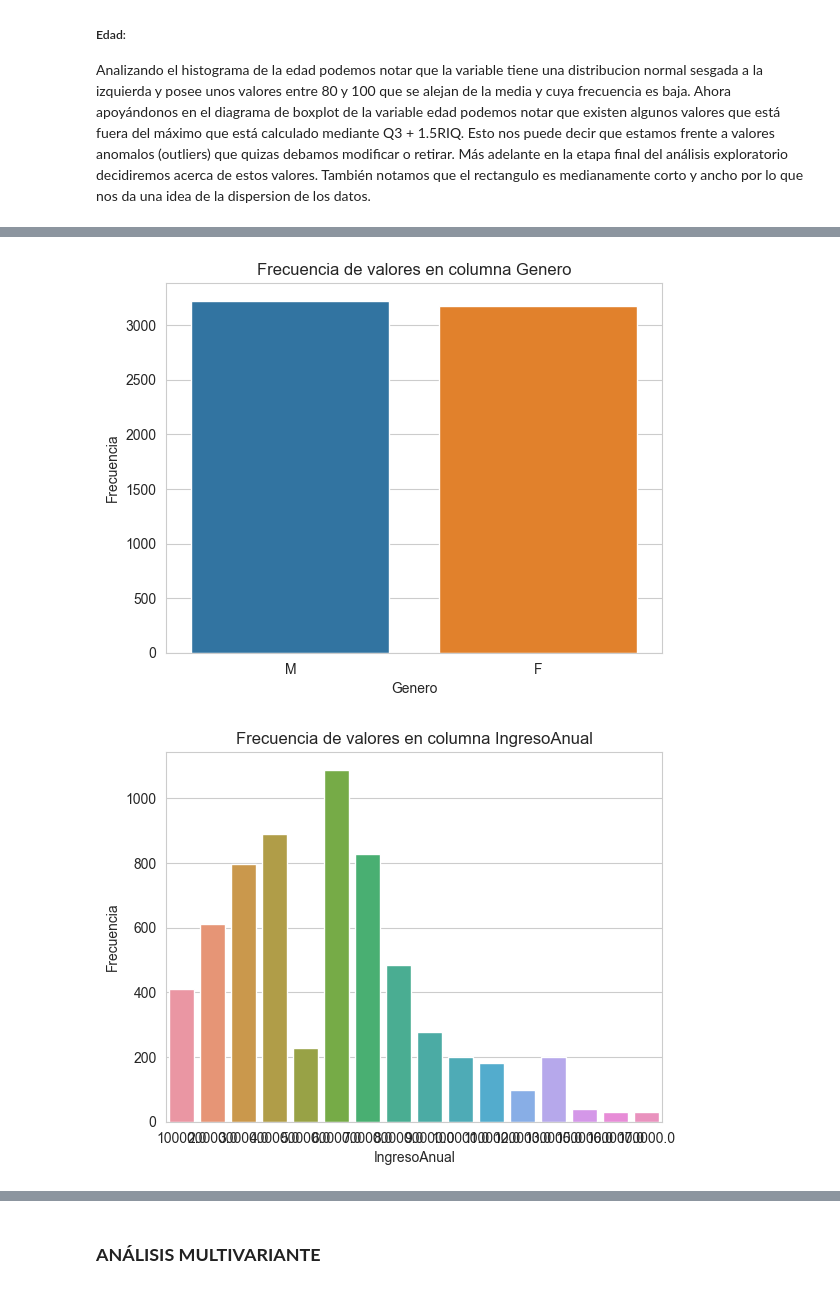
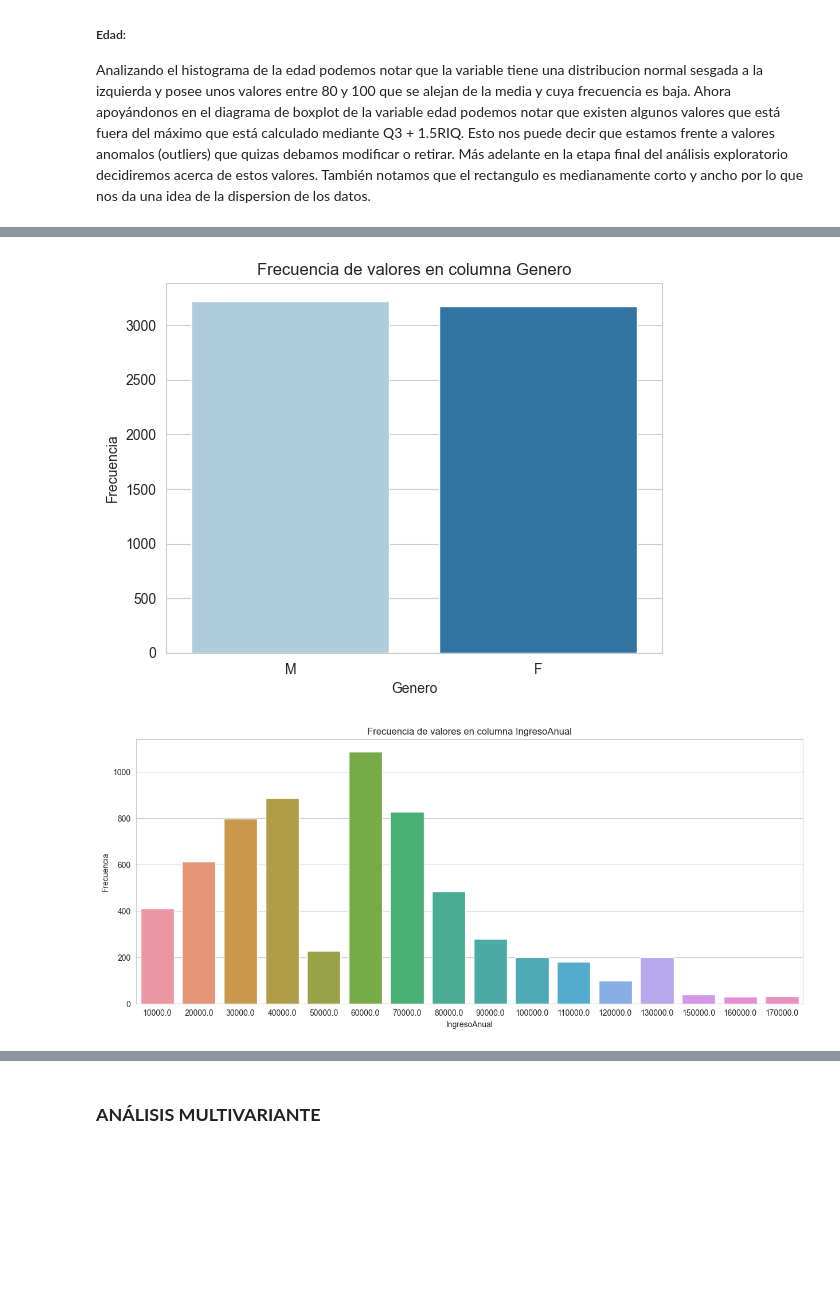
Before and after one commit to MartinSola55/MineriaDeDatos, a Jupyter notebook: TP.ipynb, the cells around one changed output, grey strips where cells are left out. Cells and saved outputs as stored; diff of their text form; code cells hidden in the pictures; blank space fills up the shorter version.

Commit message:
Fixed charts & grouped median

```diff
--- a/TP.ipynb
+++ b/TP.ipynb
@@ -28,7 +28,9 @@ data = pd.read_csv(path + "clientes.csv", sep=',', encoding='utf-8')
 Eliminamos las columnas que creemos irrelevantes para el análisis de los datos, que estorbarían a la hora de crear el modelo de predicción.
 Además, definimos el arreglo de columnas a utilizar.
 # %%
-data_filt = data.drop(columns=['IdCliente', 'IdCiudad', 'Nombre', 'Apellido', 'FechaNacimiento', 'Email', 'Direccion', 'Telefono'])
+data_filt = data.drop(columns=['IdCliente', 'IdCiudad', 'Nombre', 'Apellido', 'FechaNacimiento', 'Email', 'Direccion', 'Telefono', 'FechaPrimeraCompra'])
+data_filt["ComproBicicleta"].replace({0: "No", 1: "Si"}, inplace=True)
+data_filt["Propietario"].replace({0: "No", 1: "Si"}, inplace=True)
 
 columnas = data_filt.columns
 # %% [markdown]
@@ -155,18 +152,17 @@ data_filt.shape
 Recorremos el arreglo de columnas y calculamos las frecuencias absoluta y relativa de cada variable para mostrarlas por consola
 # %%
 for col in columnas:
-    if (col != "FechaPrimeraCompra"):
-        # Calcular frecuencia y frecuencia relativa de valores en la columna
-        frecuencia = data_filt[col].value_counts()
-        frecuencia_rel = data_filt[col].value_counts(normalize = True) * 100
+    # Calcular frecuencia y frecuencia relativa de valores en la columna
+    frecuencia = data_filt[col].value_counts()
+    frecuencia_rel = data_filt[col].value_counts(normalize = True) * 100
 
-        # Convertir resultado a cadena de texto con formato personalizado
-        frecuencia_rel_str = (frecuencia_rel.round(2).apply(lambda x: str(x) + '%').to_string(float_format='%.2f'))
+    # Convertir resultado a cadena de texto con formato personalizado
+    frecuencia_rel_str = (frecuencia_rel.round(2).apply(lambda x: str(x) + '%').to_string(float_format='%.2f'))
 
-        # Mostrar resultados por consola
-        print("\n\n----------" + col + "----------")
-        print("Frecuencia:", frecuencia)
-        print("\nFrecuencia relativa:", frecuencia_rel_str)
+    # Mostrar resultados por consola
+    print("\n\n----------" + col + "----------")
+    print("Frecuencia:", frecuencia)
+    print("\nFrecuencia relativa:", frecuencia_rel_str)
 # %% [output]
 ----------EstadoCivil----------
 Frecuencia: EstadoCivil
@@ -267,14 +263,8 @@ Tanto el boxplot como el histograma nos muestran que la media de la cantidad de
 Analizando el histograma de la edad podemos notar que la variable tiene una distribucion normal sesgada a la izquierda y posee unos valores entre 80 y 100 que se alejan de la media y cuya frecuencia es baja. Ahora apoyándonos en el diagrama de boxplot de la variable edad podemos notar que existen algunos valores que está fuera del máximo que está calculado mediante Q3 + 1.5RIQ. Esto nos puede decir que estamos frente a valores anomalos (outliers) que quizas debamos modificar o retirar. Más adelante en la etapa final del análisis exploratorio decidiremos acerca de estos valores. También notamos que el rectangulo es medianamente corto y ancho por lo que nos da una idea de la dispersion de los datos.
 # %%
 for col in columnas:
-    if col == 'FechaPrimeraCompra':
-        # Agrupar valores por mes
-        data_filt['FechaPrimeraCompra'] = pd.to_datetime(data_filt['FechaPrimeraCompra'], dayfirst=True)
-        data_filt['FechaPrimeraCompra'] = data_filt['FechaPrimeraCompra'].dt.to_period('Y')
-        frecuencia = data_filt[col].value_counts().sort_index(ascending=True)
-    else:
-        # Calcular frecuencia y frecuencia relativa de valores en la columna
-        frecuencia = data_filt[col].value_counts()
+    # Calcular frecuencia y frecuencia relativa de valores en la columna
+    frecuencia = data_filt[col].value_counts()
 
     frecuencia_rel = data_filt[col].value_counts(normalize=True) * 100
 
@@ -282,7 +272,10 @@ for col in columnas:
     frecuencia_rel_str = (frecuencia_rel.round(2).apply(lambda x: str(x) + '%').to_string(float_format='%.2f'))
 
     # Crear gráfico de barras
-    plt.figure()
+    if (col == 'IngresoAnual' or col == 'Educacion' or col == 'Ocupacion'):
+        plt.figure(figsize=(15, 6))
+    else:
+        plt.figure()
     sns.barplot(x=frecuencia.index, y=frecuencia.values)
 
     plt.title("Frecuencia de valores en columna " + col)
@@ -299,2 +292,2 @@ for col in columnas:
-[figure, old version]
+[figure, new version]
-[figure, old version]
+[figure, new version]
```
Also changed, not shown: parts of 16 cells of this notebook, 3 other files.
